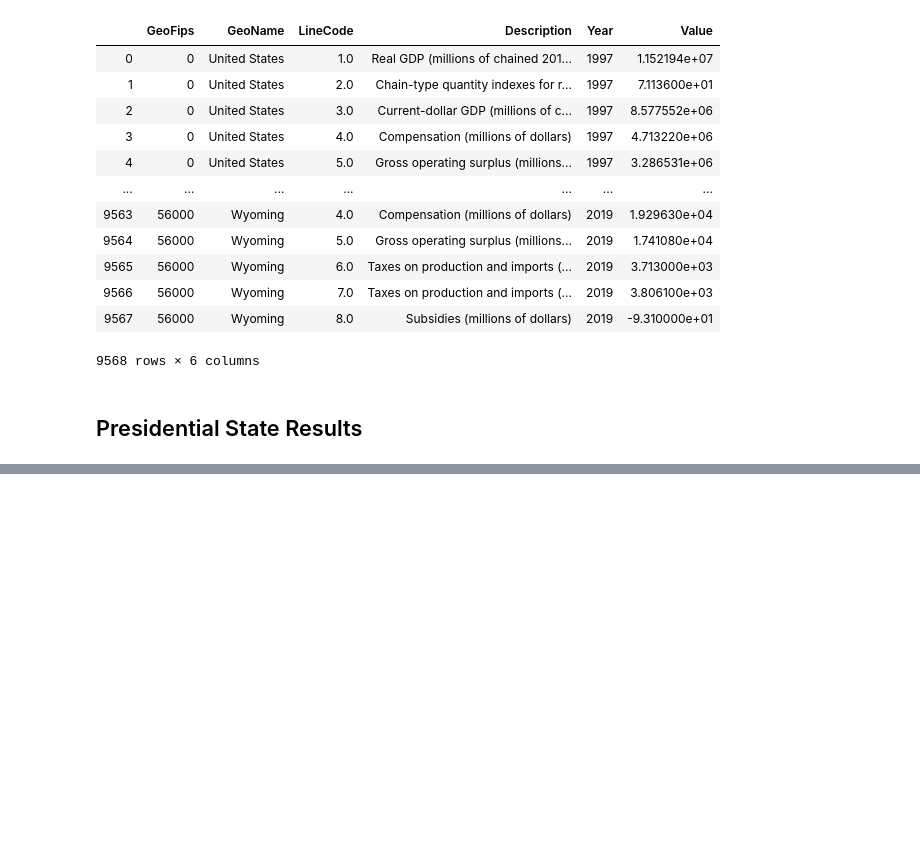
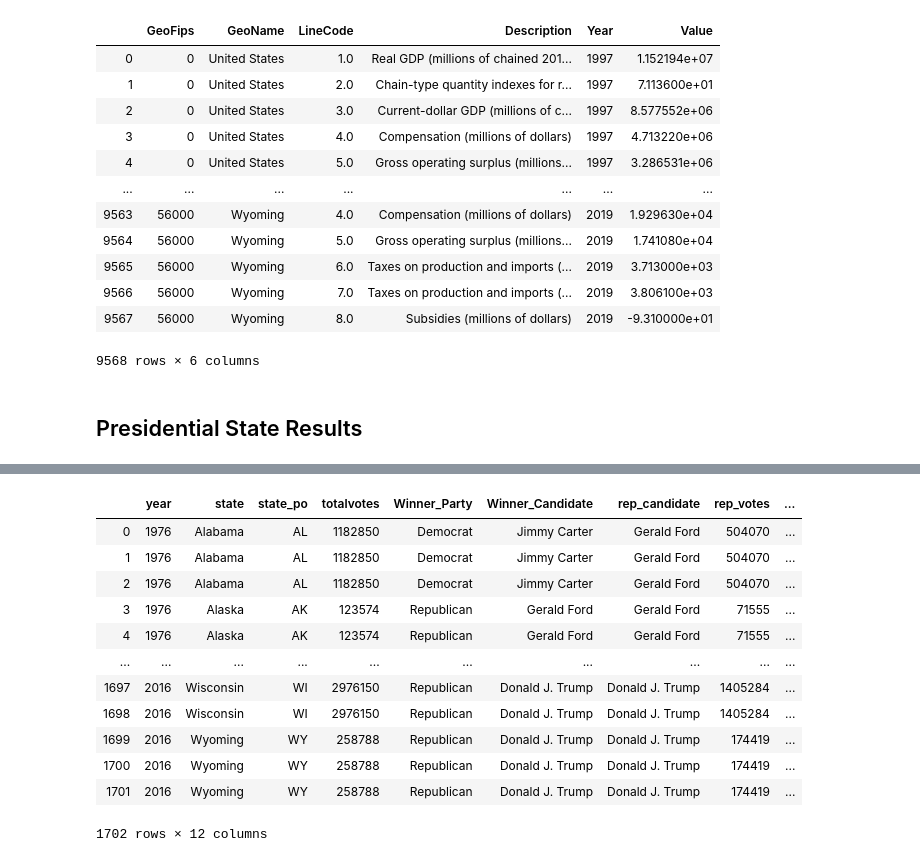
Before and after one commit to admiral810/State_GDP_Income_Taxes, a Jupyter notebook: GDP_Taxes_Income.ipynb, the cells around one changed output, grey strips where cells are left out. Cells and saved outputs as stored; diff of their text form; code cells hidden in the pictures; blank space fills up the shorter version.

```diff
--- a/GDP_Taxes_Income.ipynb
+++ b/GDP_Taxes_Income.ipynb
@@ -111,0 +148,5 @@ pres_df
+# %%
+# convert to year to date time
+pres_df["year"] = pd.to_datetime(pres_df["year"], format="%Y")
+pres_df["year"] = pres_df["year"].dt.year
+pres_df.head()
@@ -111,0 +160,34 @@ pres_df
+# %%
+# add republican columns
+df = pres_df.loc[(pres_df["party"] == 'Republican')][["year", "state", "candidate", "candidatevotes", "vote_percent"]]
+df.rename(columns={"candidate": "rep_candidate", "candidatevotes": "rep_votes", "vote_percent": "rep_vote_percent"}, inplace=True)
+pres_df = pres_df.merge(df, left_on=["year", "state"], right_on=["year", "state"], how="left")
+
+# add democrates columns
+df = pres_df.loc[(pres_df["party"] == 'Democrat')][["year", "state", "candidate", "candidatevotes", "vote_percent"]]
+df.rename(columns={"candidate": "dem_candidate", "candidatevotes": "dem_votes", "vote_percent": "dem_vote_percent"}, inplace=True)
+pres_df = pres_df.merge(df, left_on=["year", "state"], right_on=["year", "state"], how="left")
+
+# add other columns
+df = pres_df.loc[(pres_df["party"] == 'Other')][["year", "state", "candidate", "candidatevotes", "vote_percent"]]
+df.rename(columns={"candidate": "other_candidate", "candidatevotes": "other_votes", "vote_percent": "other_vote_percent"}, inplace=True)
+pres_df = pres_df.merge(df, left_on=["year", "state"], right_on=["year", "state"], how="left")
+
+pres_df = pres_df[['year', 'state', 'state_po', 'totalvotes', 'Winner_Party', 'Winner_Candidate',
+       'rep_candidate', 'rep_votes', 'dem_candidate', 'dem_votes', 'other_candidate', 'other_votes']]
+
+pres_df
+# %% [output]
+|  | year | state | state_po | totalvotes | Winner_Party | Winner_Candidate | rep_candidate | rep_votes | ... |
+| 0 | 1976 | Alabama | AL | 1182850 | Democrat | Jimmy Carter | Gerald Ford | 504070 | ... |
+| 1 | 1976 | Alabama | AL | 1182850 | Democrat | Jimmy Carter | Gerald Ford | 504070 | ... |
+| 2 | 1976 | Alabama | AL | 1182850 | Democrat | Jimmy Carter | Gerald Ford | 504070 | ... |
+| 3 | 1976 | Alaska | AK | 123574 | Republican | Gerald Ford | Gerald Ford | 71555 | ... |
+| 4 | 1976 | Alaska | AK | 123574 | Republican | Gerald Ford | Gerald Ford | 71555 | ... |
+| ... | ... | ... | ... | ... | ... | ... | ... | ... | ... |
+| 1697 | 2016 | Wisconsin | WI | 2976150 | Republican | Donald J. Trump | Donald J. Trump | 1405284 | ... |
+| 1698 | 2016 | Wisconsin | WI | 2976150 | Republican | Donald J. Trump | Donald J. Trump | 1405284 | ... |
+| 1699 | 2016 | Wyoming | WY | 258788 | Republican | Donald J. Trump | Donald J. Trump | 174419 | ... |
+| 1700 | 2016 | Wyoming | WY | 258788 | Republican | Donald J. Trump | Donald J. Trump | 174419 | ... |
+| 1701 | 2016 | Wyoming | WY | 258788 | Republican | Donald J. Trump | Donald J. Trump | 174419 | ... |
+1702 rows × 12 columns
```
Also changed, not shown: parts of 9 cells of this notebook, 3 other files.
